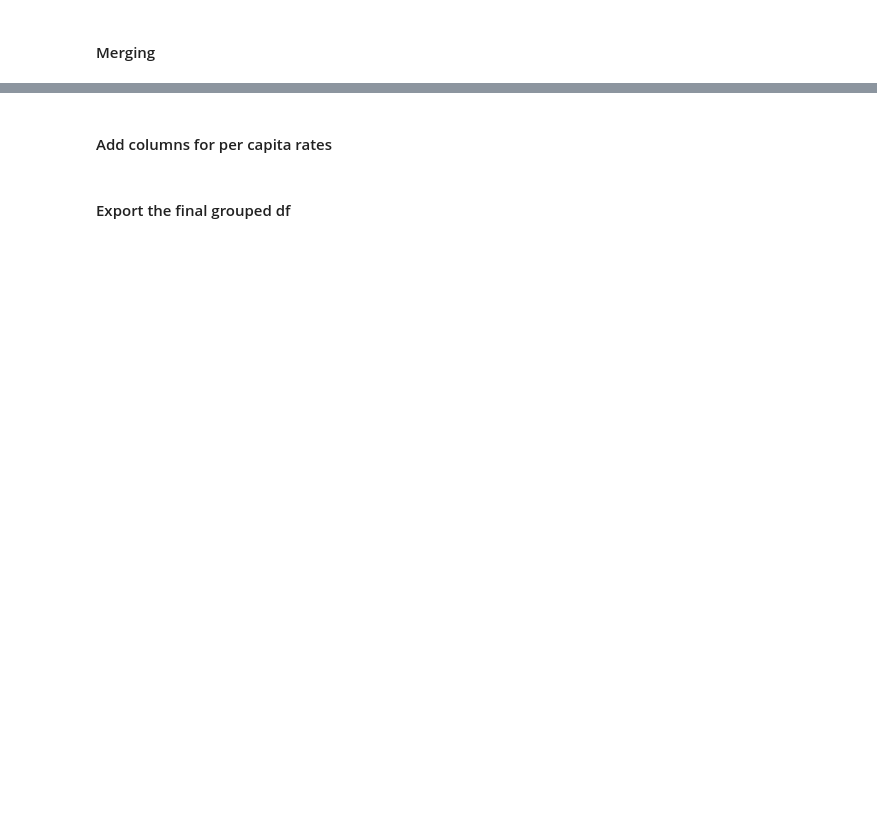
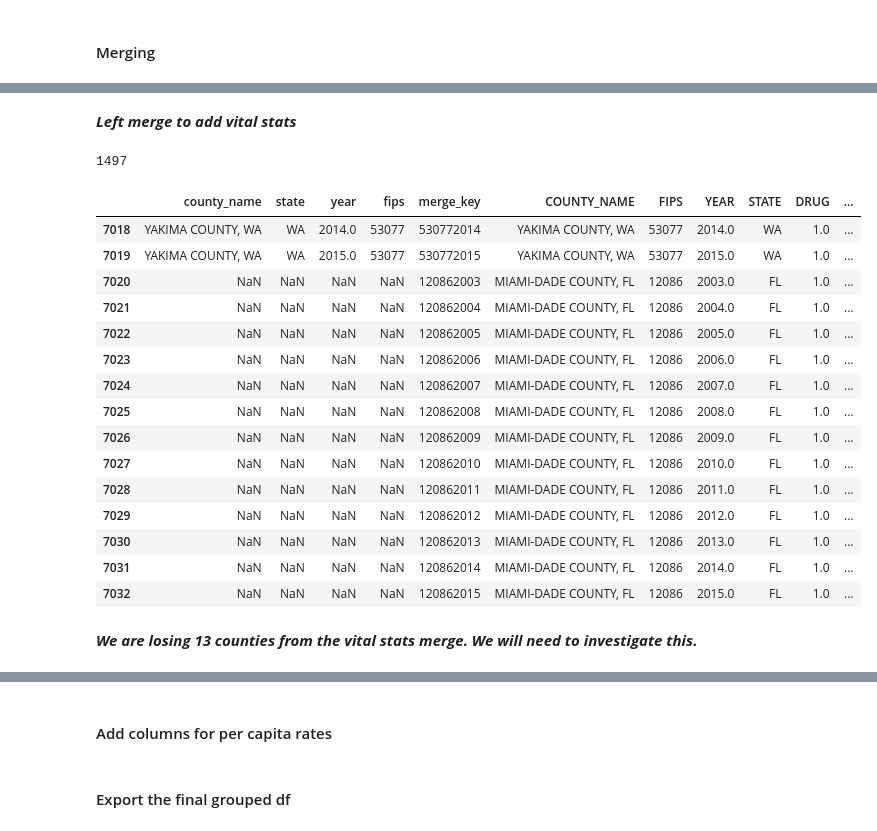
Before and after one commit to Yer1k/opioid_causal_inference, a Jupyter notebook: 10_code/data_merge.ipynb, the cells around one changed output, grey strips where cells are left out. Cells and saved outputs as stored; diff of their text form; code cells hidden in the pictures; blank space fills up the shorter version.

Commit message:
Data is merged

```diff
--- a/10_code/data_merge.ipynb
+++ b/10_code/data_merge.ipynb
@@ -33,0 +52,6 @@ wapo_df = pd.read_csv(wapo, dtype={"YEAR":str, "MONTH":str})
+# %%
+# add a new column of the int of the FIPS code
+fips_df["FIPS_INT"] = fips_df["FIPS"].astype(int)
+
+# drop the row if the FIPS code is divisible by 100
+fips_df = fips_df[fips_df["FIPS_INT"] % 100 != 0]
@@ -207,0 +230,34 @@ grouped_df.sample(10)
+# %%
+# Make the year list from 2003 to 2015
+year_list = [i for i in range(2003, 2016)]
+
+# make a base empty dataframe
+base_df = pd.DataFrame()
+
+# Make a loop that populates the dataframe with a row for each county and year
+for i in fips_df["FIPS"]:
+    for j in year_list:
+        # concat the new record to the base_df
+        base_df = pd.concat(
+            [
+                base_df,
+                pd.DataFrame(
+                    {
+                        "county_name": fips_df[fips_df["FIPS"] == i][
+                            "COUNTY_NAME"
+                        ].values[0],
+                        "state": fips_df[fips_df["FIPS"] == i]["STATE"].values[0],
+                        "year": j,
+                        "fips": i,
+                        "merge_key": str(i[:-1]) + str(j),
+                    },
+                    index=[0],
+                ),
+            ]
+        )
+
+# convert merge key to int
+# base_df["merge_key"] = base_df["merge_key"].astype(int)
+
+# reset the index
+base_df = base_df.reset_index(drop=True)
@@ -207,0 +271,5 @@ grouped_df.sample(10)
+# %% [markdown]
+***Left merge to add vital stats***
+# %%
+# Left merge the base_df with the vital_df
+base_df_vital = pd.merge(base_df, vital_df_dade, on="merge_key", how="outer")
@@ -207,0 +278,26 @@ grouped_df.sample(10)
+# %%
+# count rows where drug is not na
+base_df_vital["DRUG"].notna().sum()
+# %% [output]
+1497
+# %%
+base_df_vital.tail(15)
+# %% [output]
+|  | county_name | state | year | fips | merge_key | COUNTY_NAME | FIPS | YEAR | STATE | DRUG | ... |
+| 7018 | YAKIMA COUNTY, WA | WA | 2014.0 | 53077 | 530772014 | YAKIMA COUNTY, WA | 53077 | 2014.0 | WA | 1.0 | ... |
+| 7019 | YAKIMA COUNTY, WA | WA | 2015.0 | 53077 | 530772015 | YAKIMA COUNTY, WA | 53077 | 2015.0 | WA | 1.0 | ... |
+| 7020 | NaN | NaN | NaN | NaN | 120862003 | MIAMI-DADE COUNTY, FL | 12086 | 2003.0 | FL | 1.0 | ... |
+| 7021 | NaN | NaN | NaN | NaN | 120862004 | MIAMI-DADE COUNTY, FL | 12086 | 2004.0 | FL | 1.0 | ... |
+| 7022 | NaN | NaN | NaN | NaN | 120862005 | MIAMI-DADE COUNTY, FL | 12086 | 2005.0 | FL | 1.0 | ... |
+| 7023 | NaN | NaN | NaN | NaN | 120862006 | MIAMI-DADE COUNTY, FL | 12086 | 2006.0 | FL | 1.0 | ... |
+| 7024 | NaN | NaN | NaN | NaN | 120862007 | MIAMI-DADE COUNTY, FL | 12086 | 2007.0 | FL | 1.0 | ... |
+| 7025 | NaN | NaN | NaN | NaN | 120862008 | MIAMI-DADE COUNTY, FL | 12086 | 2008.0 | FL | 1.0 | ... |
+| 7026 | NaN | NaN | NaN | NaN | 120862009 | MIAMI-DADE COUNTY, FL | 12086 | 2009.0 | FL | 1.0 | ... |
+| 7027 | NaN | NaN | NaN | NaN | 120862010 | MIAMI-DADE COUNTY, FL | 12086 | 2010.0 | FL | 1.0 | ... |
+| 7028 | NaN | NaN | NaN | NaN | 120862011 | MIAMI-DADE COUNTY, FL | 12086 | 2011.0 | FL | 1.0 | ... |
+| 7029 | NaN | NaN | NaN | NaN | 120862012 | MIAMI-DADE COUNTY, FL | 12086 | 2012.0 | FL | 1.0 | ... |
+| 7030 | NaN | NaN | NaN | NaN | 120862013 | MIAMI-DADE COUNTY, FL | 12086 | 2013.0 | FL | 1.0 | ... |
+| 7031 | NaN | NaN | NaN | NaN | 120862014 | MIAMI-DADE COUNTY, FL | 12086 | 2014.0 | FL | 1.0 | ... |
+| 7032 | NaN | NaN | NaN | NaN | 120862015 | MIAMI-DADE COUNTY, FL | 12086 | 2015.0 | FL | 1.0 | ... |
+# %% [markdown]
+***We are losing 13 counties from the vital stats merge. We will need to investigate this.***
```
Also changed, not shown: parts of 85 cells of this notebook, 1 other file.
